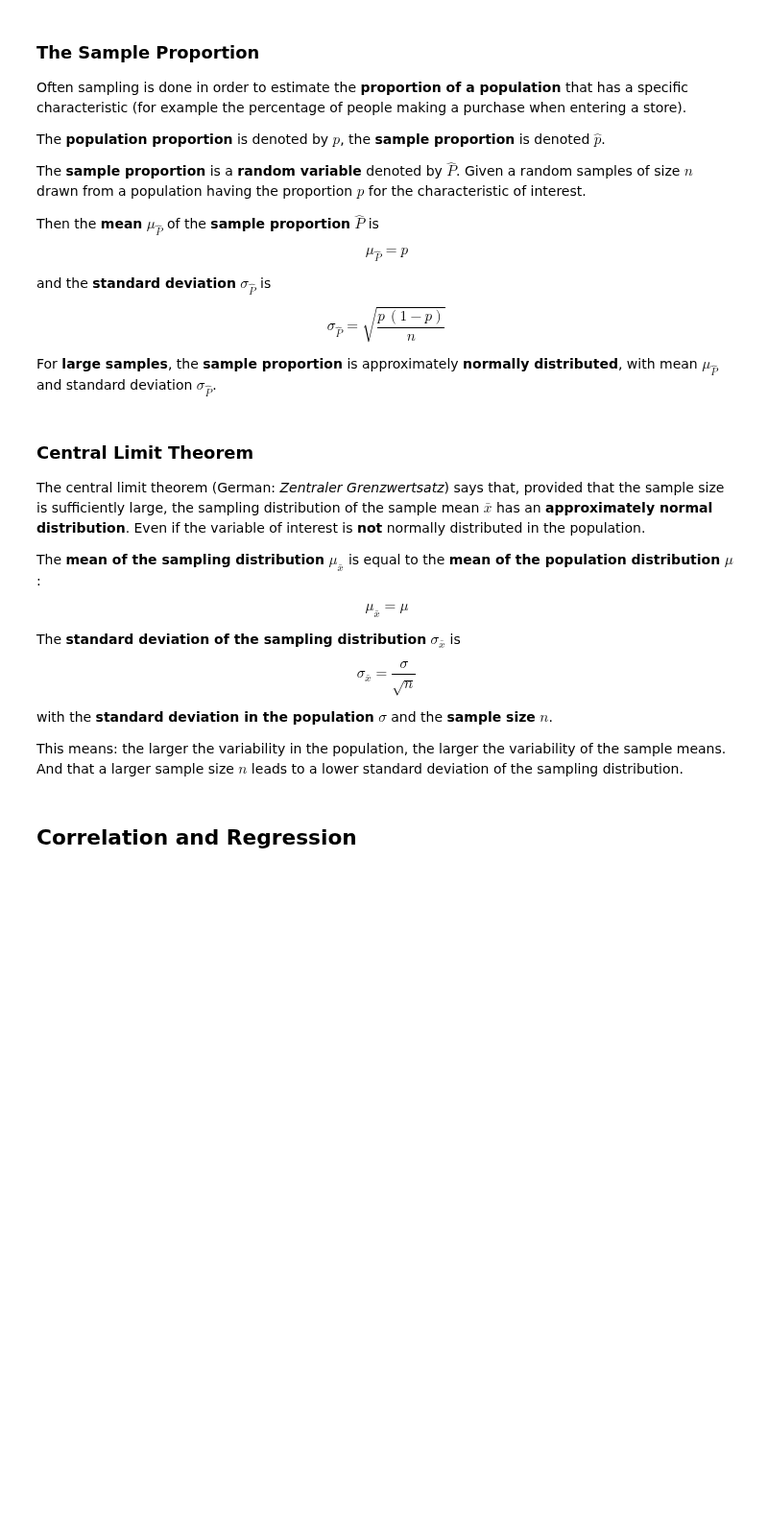
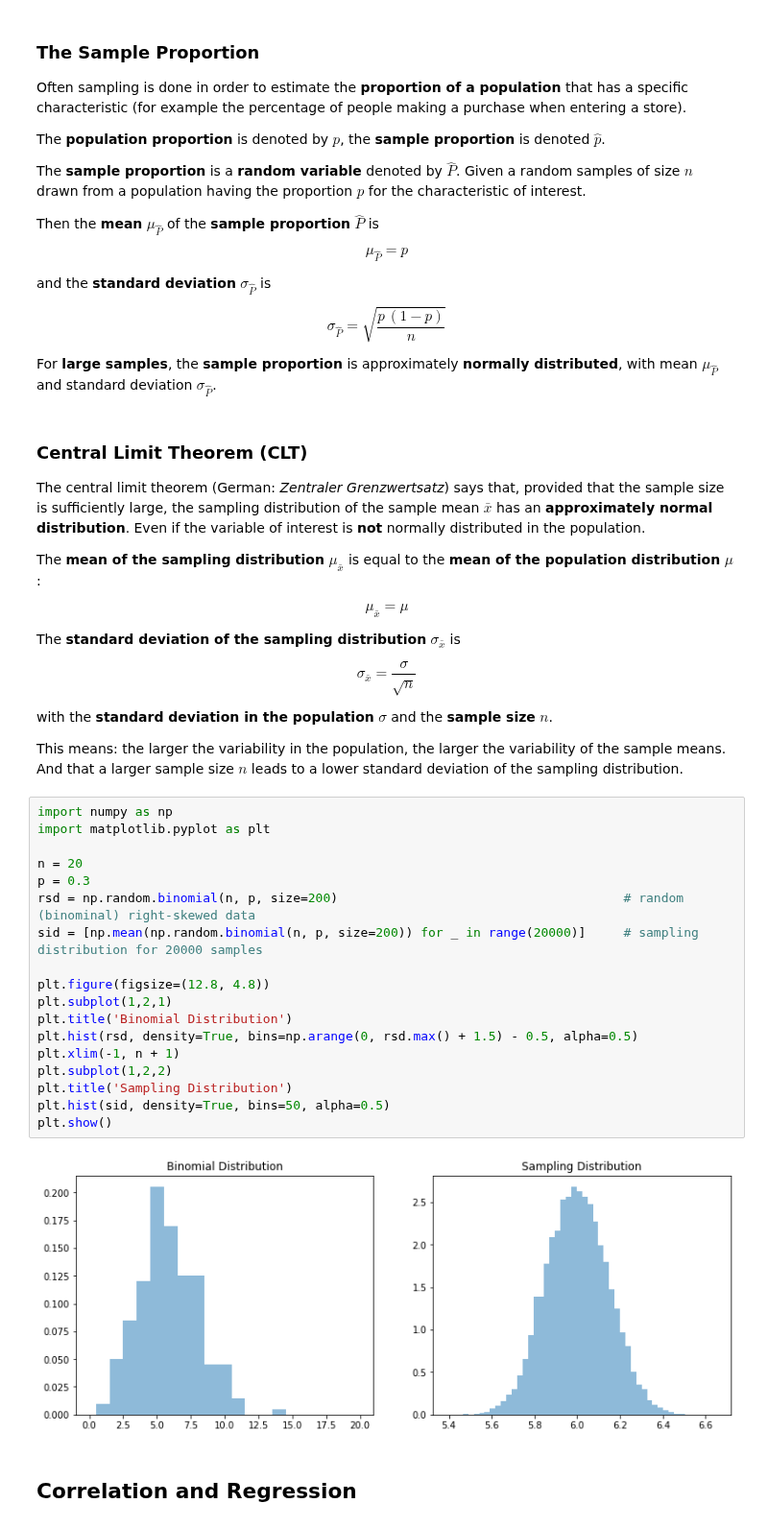
Before and after one commit to thomd/math, a Jupyter notebook: statistics.ipynb, the cells around one changed output. Shown at 96% size. Cells and saved outputs as stored; diff of their text form; blank space fills up the shorter version.

```diff
--- a/statistics.ipynb
+++ b/statistics.ipynb
@@ -979,7 +979,7 @@ $$
 
 For **large samples**, the **sample proportion** is approximately **normally distributed**, with mean $\mu_{\hat{P}}$ and standard deviation $\sigma_{\hat{P}}$.
 # %% [markdown]
-### Central Limit Theorem
+### Central Limit Theorem (CLT)
 
 The central limit theorem (German: _Zentraler Grenzwertsatz_) says that, provided that the sample size is sufficiently large, the sampling
 distribution of the sample mean $\bar{x}$ has an **approximately normal distribution**. Even if the variable of interest is **not** normally distributed in the population.
@@ -1000,6 +1000,26 @@ with the **standard deviation in the population** $\sigma$ and the **sample size
 
 This means: the larger the variability in the population, the larger the variability of the sample means. And that a larger
 sample size $n$ leads to a lower standard deviation of the sampling distribution.
+# %%
+import numpy as np
+import matplotlib.pyplot as plt
+
+n = 20
+p = 0.3
+rsd = np.random.binomial(n, p, size=200)                                      # random (binominal) right-skewed data
+sid = [np.mean(np.random.binomial(n, p, size=200)) for _ in range(20000)]     # sampling distribution for 20000 samples
+
+plt.figure(figsize=(12.8, 4.8))
+plt.subplot(1,2,1)
+plt.title('Binomial Distribution')
+plt.hist(rsd, density=True, bins=np.arange(0, rsd.max() + 1.5) - 0.5, alpha=0.5)
+plt.xlim(-1, n + 1)
+plt.subplot(1,2,2)
+plt.title('Sampling Distribution')
+plt.hist(sid, density=True, bins=50, alpha=0.5)
+plt.show()
+# %% [output]
+[figure, added]
 # %% [markdown]
 ## Correlation and Regression
 # %%
```
